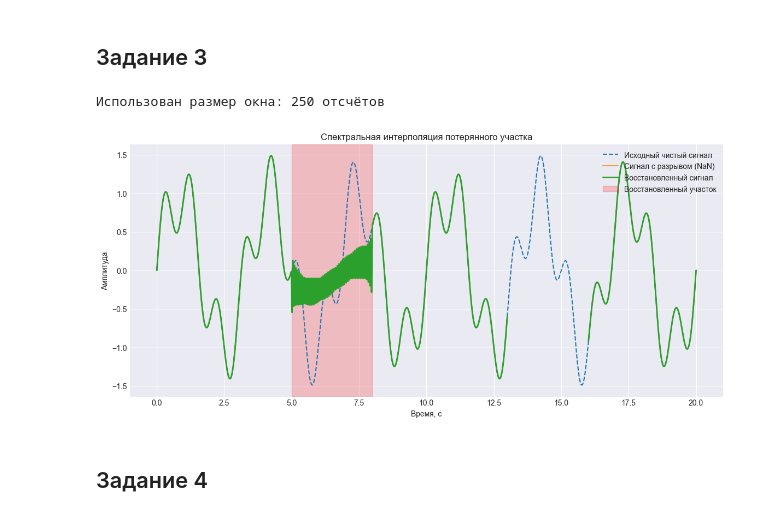
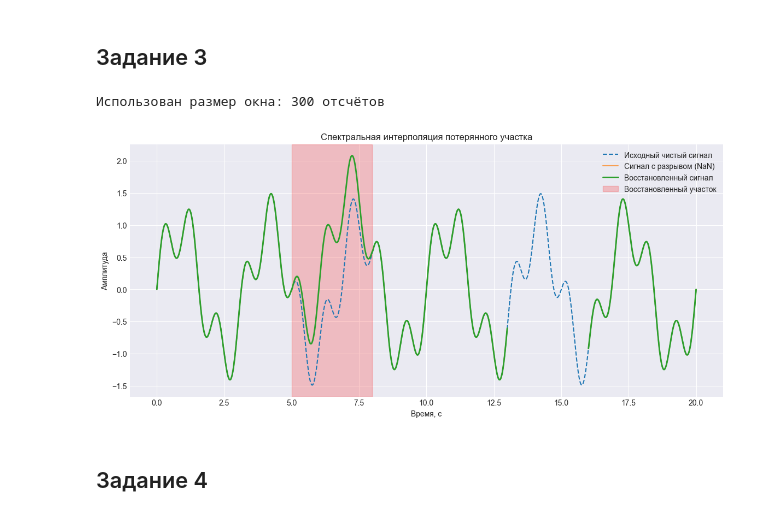
Before and after one commit to KamenevIvan/DPoS, a Jupyter notebook: lab7.ipynb, the cells around one changed output. Cells and saved outputs as stored; diff of their text form; code cells hidden in the pictures.

```diff
--- a/lab7.ipynb
+++ b/lab7.ipynb
@@ -165,34 +159,27 @@ plt.show()
 # %% [markdown]
 ## Задание 3
 # %%
-# Задание 3. Спектральная интерполяция с автоматическим выбором чистых окон
-
 import numpy as np
 import matplotlib.pyplot as plt
 from scipy.fft import fft, ifft
 
 def spectral_interpolation_safe(signal_with_nan, gap_start_idx, gap_end_idx, max_window_size):
-    """
-    Восстановление пропущенного участка с автоматическим обрезанием окон до чистых данных.
-    """
-    # Находим границы разрыва (первый и последний индекс NaN в указанном диапазоне)
     nan_mask = np.isnan(signal_with_nan)
 
-    # Определяем левый чистый участок (двигаемся влево от gap_start_idx-1, пока не встретим NaN)
+
     left_end = gap_start_idx - 1
     left_start = left_end
     while left_start >= 0 and not nan_mask[left_start]:
         left_start -= 1
-    left_start += 1  # возвращаемся к первому чистому отсчёту
+    left_start += 1
 
-    # Аналогично правый чистый участок
     right_start = gap_end_idx + 1
     right_end = right_start
     while right_end < len(signal_with_nan) and not nan_mask[right_end]:
         right_end += 1
     right_end -= 1
 
-    # Определяем доступную длину окон (но не более max_window_size)
+
     left_avail = left_end - left_start + 1
     right_avail = right_end - right_start + 1
     win_size = min(max_window_size, left_avail, right_avail)
@@ -200,63 +187,75 @@ def spectral_interpolation_safe(signal_with_nan, gap_start_idx, gap_end_idx, max
     if win_size < 10:
         raise ValueError("Недостаточно чистых отсчётов для спектральной интерполяции")
 
-    # Берём окна равной длины
     left_window = signal_with_nan[left_end - win_size + 1 : left_end + 1]
     right_window = signal_with_nan[right_start : right_start + win_size]
 
-    # Убеждаемся, что нет NaN
-    assert not np.any(np.isnan(left_window)) and not np.any(np.isnan(right_window))
-
-    # Спектры
     left_spec = fft(left_window)
     right_spec = fft(right_window)
-    avg_spec = (left_spec + right_spec) / 2
 
-    # Восстановление пропущенного участка
+
+    amp_left = np.abs(left_spec)
+    amp_right = np.abs(right_spec)
+
+    avg_amp = (amp_left + amp_right) / 2
+
+    phase_left = np.angle(left_spec)
+
+    avg_spec = avg_amp * np.exp(1j * phase_left)
+
+    recon_base = np.real(ifft(avg_spec))
+
     gap_len = gap_end_idx - gap_start_idx + 1
-    recon = np.real(ifft(avg_spec, n=gap_len))
 
-    # Сшивка границ
+    recon = np.resize(recon_base, gap_len)
+
+    #Сшивка границ с помощью линейной интерполяции
     left_val = left_window[-1]
     right_val = right_window[0]
-    x_line = np.linspace(0, 1, gap_len)
-    trend = (1 - x_line) * left_val + x_line * right_val
-    recon = recon - np.mean(recon) + np.mean(trend)
-    recon = recon - recon[0] + left_val
-    recon = recon - recon[-1] + right_val
+
+    diff_left = left_val - recon[0]
+    diff_right = right_val - recon[-1]
+
+    correction = np.linspace(diff_left, diff_right, gap_len)
+
+    recon = recon + correction
+
+    trend_mean = (left_val + right_val) / 2
+
+    # Центрируем восстановленный сигнал относительно этого тренда
+    #recon = recon - np.mean(recon) + trend_mean
 
     return recon, win_size
 
 manual_gap_signal = base_signal.copy()
 manual_gap_signal[noise_mask] = np.nan
 
-# Выбираем разрыв (например, первый)
+
 gap_start = np.where((t > 5) & (t < 5.1))[0][0]
 gap_end = np.where((t > 7.9) & (t < 8))[0][-1]
 
-max_win = 250  # максимальное желаемое окно
+max_win = 300  #желаемое окно
 restored_gap, used_win = spectral_interpolation_safe(manual_gap_signal, gap_start, gap_end, max_win)
 
-# Восстановленный сигнал
 restored_signal = manual_gap_signal.copy()
 restored_signal[gap_start:gap_end+1] = restored_gap
 
 print(f"Использован размер окна: {used_win} отсчётов")
 
-# Визуализация
+
 plt.figure(figsize=(14, 6))
 plt.plot(t, base_signal, '--', linewidth=1.5, label='Исходный чистый сигнал')
 plt.plot(t, manual_gap_signal, alpha=0.7, label='Сигнал с разрывом (NaN)')
 plt.plot(t, restored_signal, linewidth=2, label='Восстановленный сигнал')
 plt.axvspan(t[gap_start], t[gap_end], alpha=0.2, color='red', label='Восстановленный участок')
 plt.xlabel('Время, с')
 plt.ylabel('Амплитуда')
 plt.title('Спектральная интерполяция потерянного участка')
 plt.legend()
 plt.grid(True)
 plt.show()
 # %% [output]
-Использован размер окна: 250 отсчётов
+Использован размер окна: 300 отсчётов
-[figure, old version]
+[figure, new version]
 # %% [markdown]
 ## Задание 4
```
Also changed, not shown: parts of 4 cells of this notebook.
